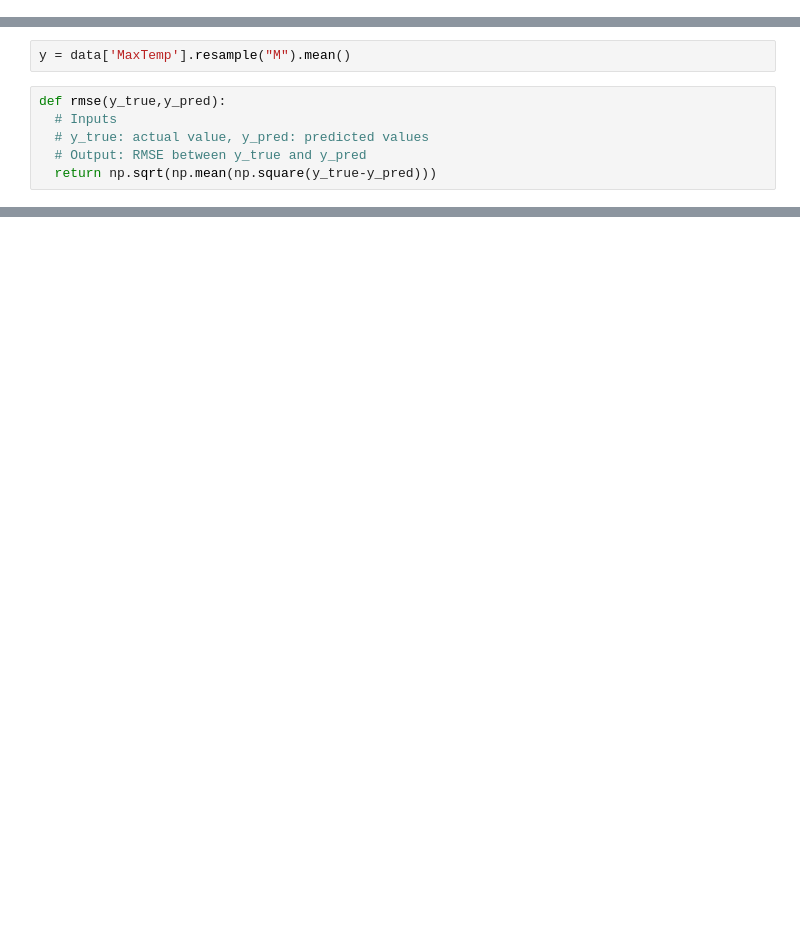
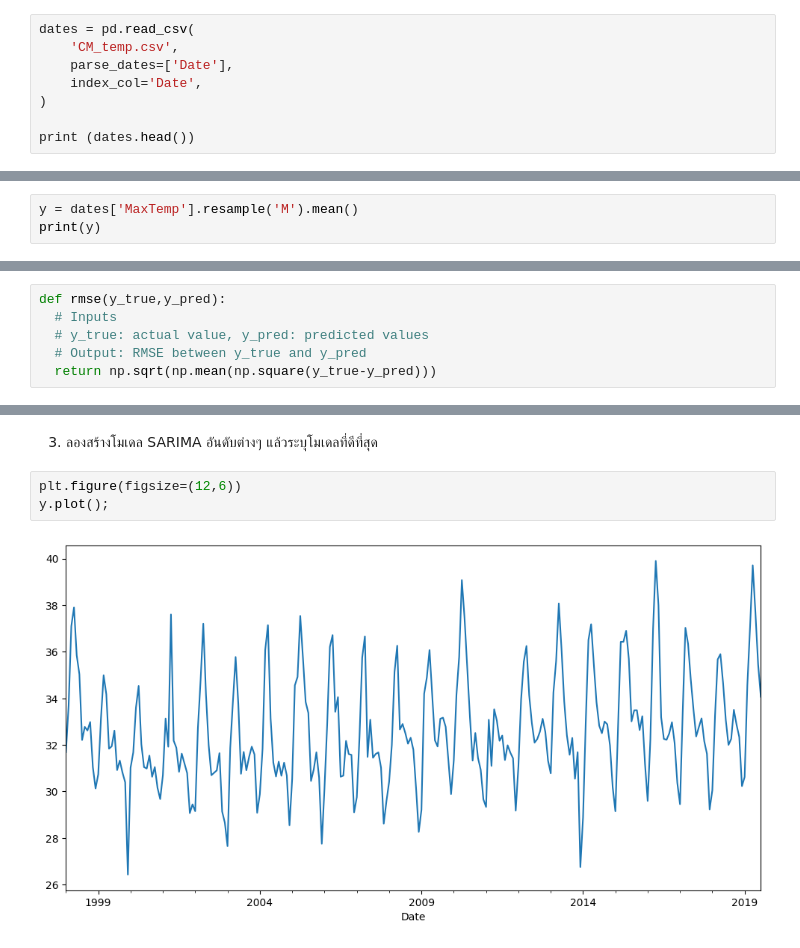
Before and after one commit to H0wAreU/Statistical-Learning-Labs., a Jupyter notebook: สำเนาของ_229351_LAB11_02.ipynb, the cells around one changed output, grey strips where cells are left out. Saved outputs shown, nothing was run; the diff lists cells and outputs as text; blank space fills up the shorter version.

```diff
--- a/สำเนาของ_229351_LAB11_02.ipynb
+++ b/สำเนาของ_229351_LAB11_02.ipynb
@@ -30,0 +80,8 @@ from statsmodels.tsa.arima.model import ARIMA
+# %%
+dates = pd.read_csv(
+    'CM_temp.csv',
+    parse_dates=['Date'],
+    index_col='Date',
+)
+
+print (dates.head())
@@ -43,0 +104,3 @@ data.head()
+# %%
+y = dates['MaxTemp'].resample('M').mean()
+print(y)
@@ -44,7 +121,5 @@ data.head()
 # %% [markdown]
 ข้อมูล (สมมติว่าชื่อ `data`) ที่ load มาเป็นข้อมูลรายวัน ทำการหาค่าเฉลี่ยรายเดือนด้วยคำสั่ง
-# %%
-y = data['MaxTemp'].resample("M").mean()
 # %%
 def rmse(y_true,y_pred):
   # Inputs
@@ -58,0 +154,7 @@ print(test)
+# %% [markdown]
+3. ลองสร้างโมเดล SARIMA อันดับต่างๆ แล้วระบุโมเดลที่ดีที่สุด
+# %%
+plt.figure(figsize=(12,6))
+y.plot();
+# %% [output]
+[figure, added]
```
Also changed, not shown: parts of 28 cells of this notebook.
